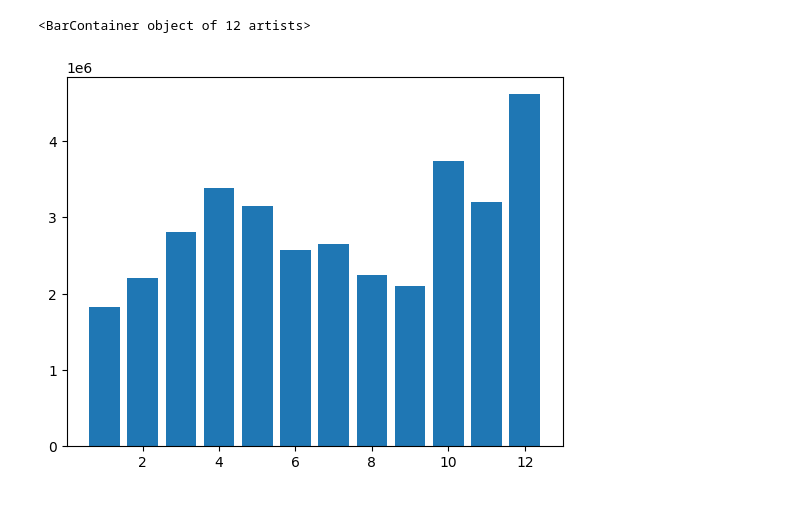
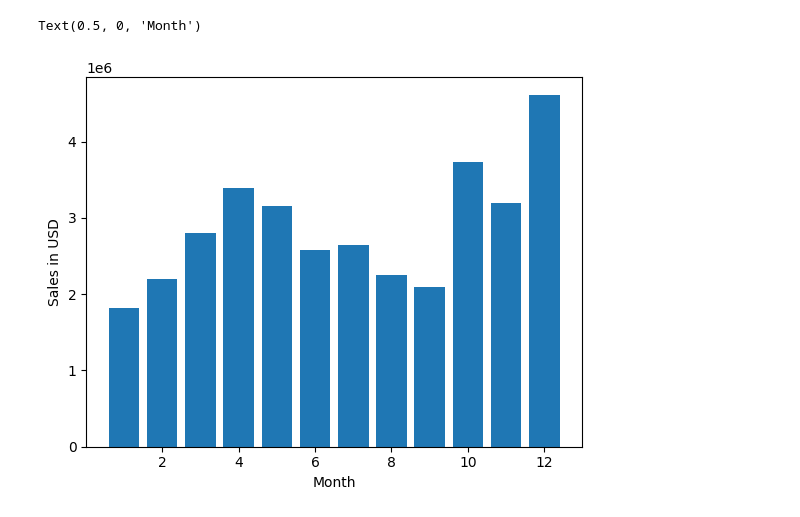
Before and after one commit to MorgooN/Analysis_Things, a Jupyter notebook: SalesAnalysis/AnalyticsMagic.ipynb, the cells around one changed output. Saved outputs shown, nothing was run; the diff lists cells and outputs as text; code cells hidden in the pictures.

```diff
--- a/SalesAnalysis/AnalyticsMagic.ipynb
+++ b/SalesAnalysis/AnalyticsMagic.ipynb
@@ -86,3 +86,17 @@ df.head()
 | 3 | 176560 | Google Phone | 1 | 600.00 | 04/12/19 14:38 | 669 Spruce St, Los Angeles, CA 90001 | 4 | 600.00 |
 | 4 | 176560 | Wired Headphones | 1 | 11.99 | 04/12/19 14:38 | 669 Spruce St, Los Angeles, CA 90001 | 4 | 11.99 |
 | 5 | 176561 | Wired Headphones | 1 | 11.99 | 04/30/19 09:27 | 333 8th St, Los Angeles, CA 90001 | 4 | 11.99 |
+# %%
+# getting city from column
+
+def getCity(address):
+    return address.split(',')
+
+def getState(adress):
+    ### getting state's postmark from 'purchase address' column
+    return adress.split(',')[2].split(' ')[1]
+
+# no custom-defined function is used due to 'concat' error, so just handling task with lambdas
+df['City'] = df['Purchase Address'].apply(lambda x: x.split(',')[1] + ' ' + x.split(',')[2].split(' ')[1])
+# df.drop(columns='Column', inplace= True)
+df.head()
@@ -91,6 +112,8 @@ results = df.groupby('Month').sum()
 # %%
 months = range(1,13)
 plt.bar(months, results['Sales'])
+plt.ylabel('Sales in USD')
+plt.xlabel('Month')
 # %% [output]
-<BarContainer object of 12 artists>
+Text(0.5, 0, 'Month')
-[figure, old version]
+[figure, new version]
```
Also changed, not shown: parts of 3 cells of this notebook.
